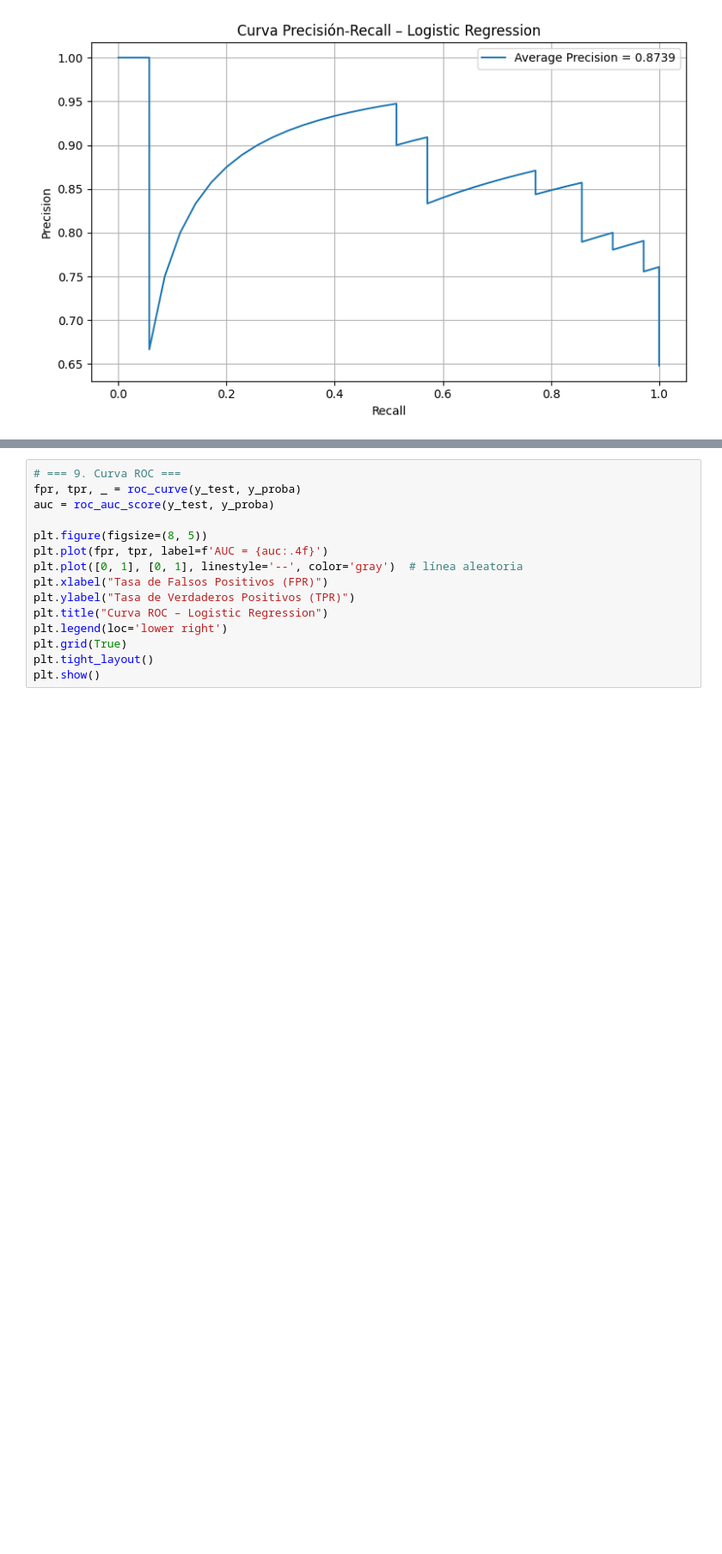
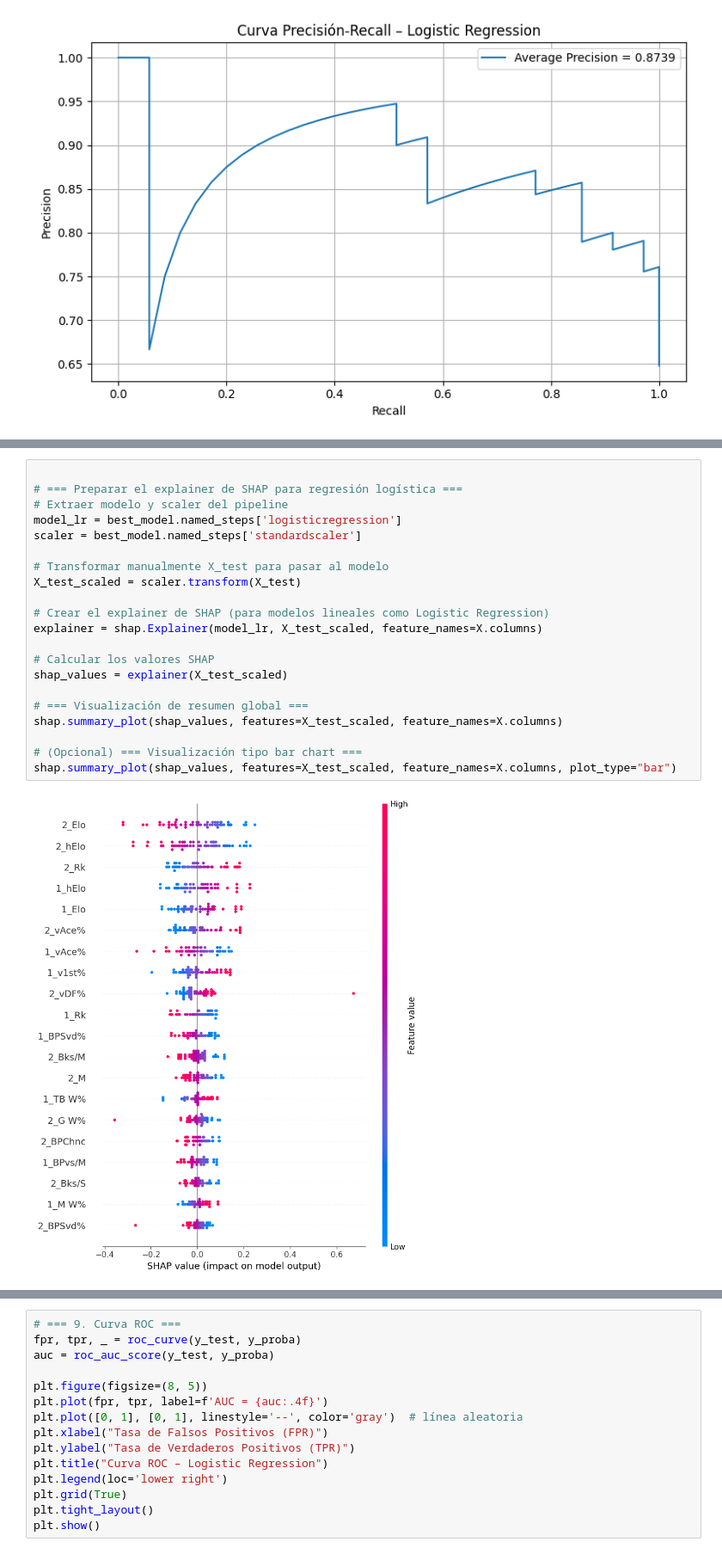
Before and after one commit to joseluis031/TFG_Tennis, a Jupyter notebook: copia3.ipynb, the cells around one changed output, grey strips where cells are left out. Shown at 86% size. Cells and saved outputs as stored; diff of their text form; blank space fills up the shorter version.

```diff
--- a/copia3.ipynb
+++ b/copia3.ipynb
@@ -498,0 +543,23 @@ F1 Score promedio: 0.7149 ± 0.0487
+# %%
+
+# === Preparar el explainer de SHAP para regresión logística ===
+# Extraer modelo y scaler del pipeline
+model_lr = best_model.named_steps['logisticregression']
+scaler = best_model.named_steps['standardscaler']
+
+# Transformar manualmente X_test para pasar al modelo
+X_test_scaled = scaler.transform(X_test)
+
+# Crear el explainer de SHAP (para modelos lineales como Logistic Regression)
+explainer = shap.Explainer(model_lr, X_test_scaled, feature_names=X.columns)
+
+# Calcular los valores SHAP
+shap_values = explainer(X_test_scaled)
+
+# === Visualización de resumen global ===
+shap.summary_plot(shap_values, features=X_test_scaled, feature_names=X.columns)
+
+# (Opcional) === Visualización tipo bar chart ===
+shap.summary_plot(shap_values, features=X_test_scaled, feature_names=X.columns, plot_type="bar")
+# %% [output]
+[figure, added]
```
Also changed, not shown: parts of 6 cells of this notebook, 6 other files.
